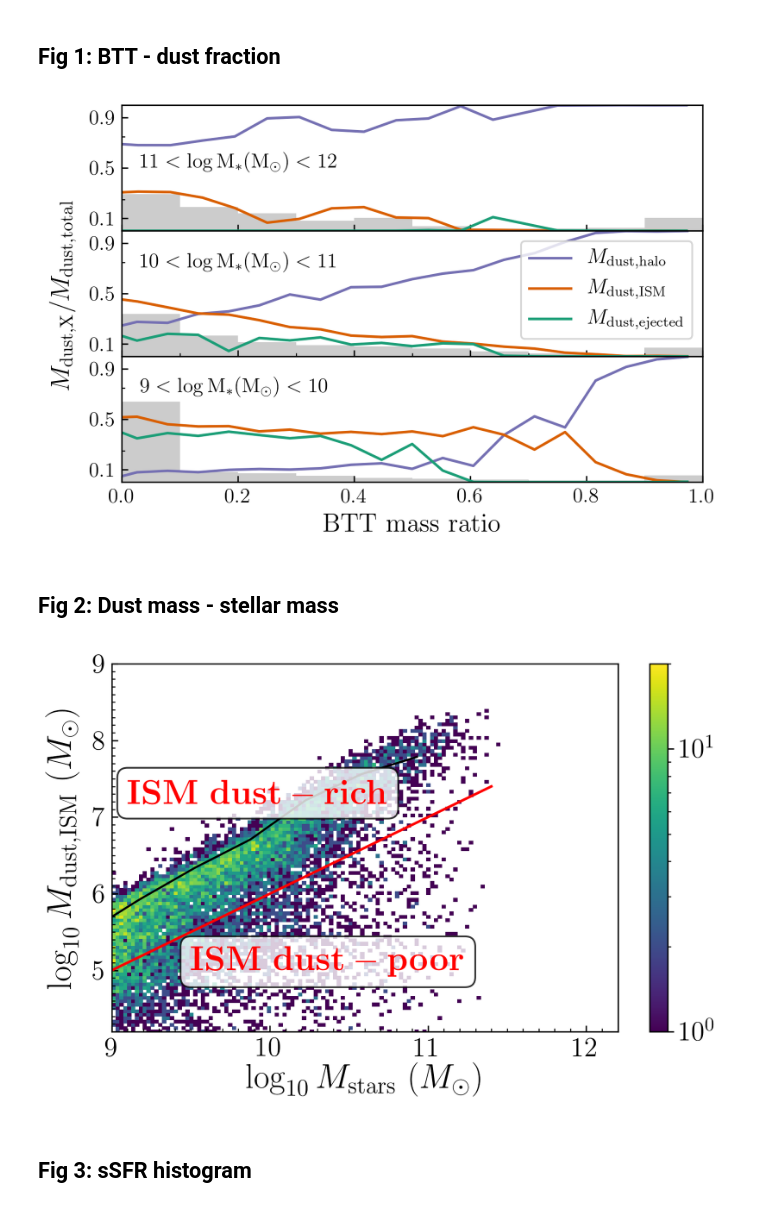
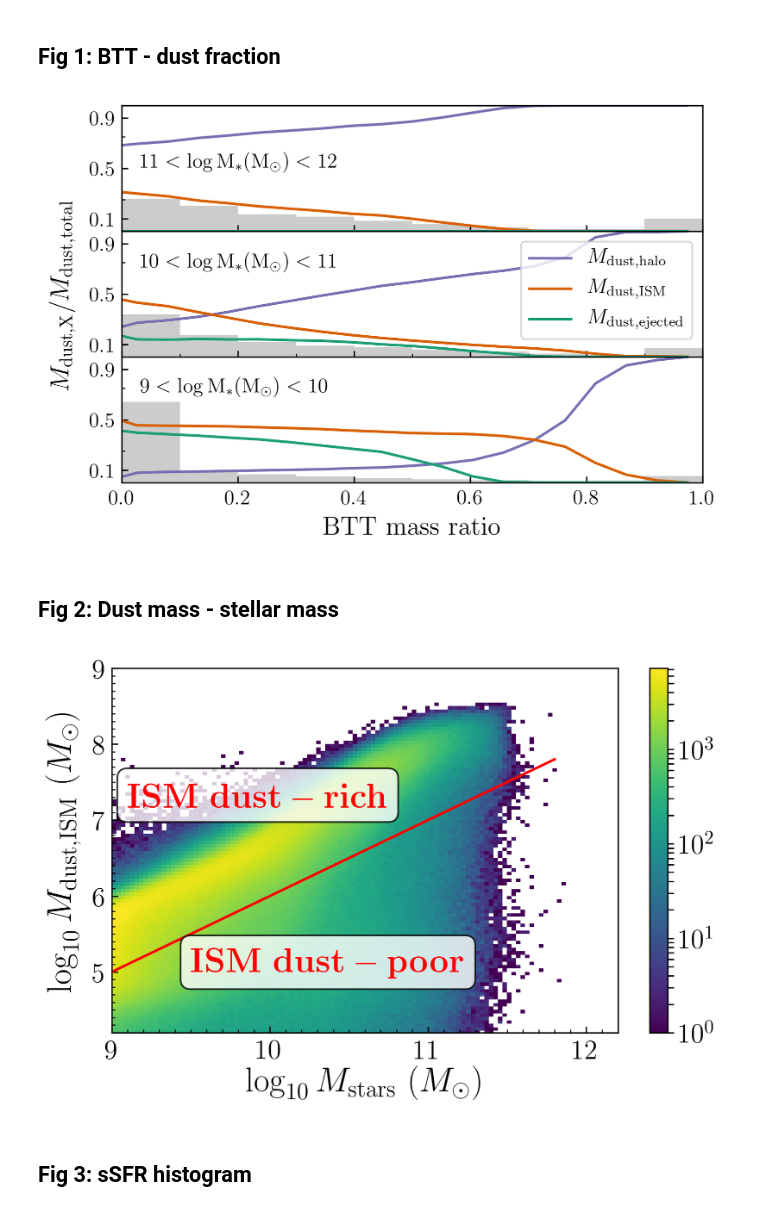
Before and after one commit to darrencroton/sage, a Jupyter notebook: analysis/Paper2_plotting.ipynb, the cells around one changed output. Saved outputs shown, nothing was run; the diff lists cells and outputs as text; code cells hidden in the pictures.

Commit message:
update plotting routine

```diff
--- a/analysis/Paper2_plotting.ipynb
+++ b/analysis/Paper2_plotting.ipynb
@@ -38,7 +38,7 @@ ssfr_MW = np.log10(0.59e-11)
 sSFRcut = -11.0 # Divide quiescent from star forming galaxies
 # %%
-#directory = '../../output/test-bulge3/'
-directory = '../src/auxdata/trees/play2/'
+directory = '../../output/test-bulge3/'
+#directory = '../src/auxdata/trees/play2/'
 #directory1 = '../../output/no-destruct/'
 filename = 'model'
 #redshift = [127.000, 79.998, 50.000, 30.000, 19.916, 18.244, 16.725, 15.343, 14.086, 12.941, 11.897, 10.944, 10.073, 9.278, 8.550, 7.883, 7.272, 6.712, 6.197, 5.724, 5.289, 4.888, 4.520, 4.179, 3.866, 3.576, 3.308, 3.060, 2.831, 2.619, 2.422, 2.239, 2.070, 1.913, 1.766, 1.630, 1.504, 1.386, 1.276, 1.173, 1.078, 0.989, 0.905, 0.828, 0.755, 0.687, 0.624, 0.564, 0.509, 0.457, 0.408, 0.362, 0.320, 0.280, 0.242, 0.208, 0.175, 0.144, 0.116, 0.089, 0.064, 0.041, 0.020, 0.000]
@@ -51,7 +51,7 @@ redshift = [0.000, 1.386, 2.070, 3.060, 4.179, 5.289, 6.197, 7.272] #millennium
 #redshift = [0.000]
 #redshift = [0.000, 1.321, 2.028, 3.037, 4.038, 5.150, 6.022, 7.026] #MDPL
 firstfile = 0
-lastfile = 7
+lastfile = 511
 MaxTreeFiles = lastfile - firstfile + 1
 #print(lbtime)
 # %%
@@ -334,9 +334,9 @@ plt.subplots_adjust(wspace=0, hspace=0)
 fig.text(0.15, 0.3, r'$9 <\log \mathrm{M_*} (\mathrm{M_\odot})<10$')
 fig.text(0.15, 0.55, r'$10 <\log \mathrm{M_*} (\mathrm{M_\odot})<11$')
 fig.text(0.15, 0.75, r'$11 <\log \mathrm{M_*} (\mathrm{M_\odot})<12$')
-plt.savefig('plots/btt-fraction-mass-play2.png')
+plt.savefig('plots/btt-fraction-mass-512files.png')
 # %% [output]
-[figure, old version]
+[figure, new version]
 # %% [markdown]
 ## Fig 2: Dust mass - stellar mass
 # %%
@@ -361,36 +361,36 @@ idx = np.digitize(mass, bins)
 median = [np.percentile(dust[idx==k+1], 50) for k in range(total_bins) if len(dust[idx==k+1]) > 3]
 x = [(bins[k]-delta/2) for k in range(total_bins) if len(dust[idx==k+1]) > 3]
 h = ax1.hist2d(mass, dust, bins=100, norm=LogNorm())
 plt.colorbar(h[3])
-plt.plot(x, median, 'k-', linewidth=1.2)
+#plt.plot(x, median, 'k-', linewidth=1.2)
 
 plt.axis([9, 12.2, 4.2, 9])
 ax1.xaxis.set_minor_locator(plt.MultipleLocator(0.1))
 ax1.yaxis.set_minor_locator(plt.MultipleLocator(0.1))
 ax1.tick_params(axis='both', which='both', direction='in')
 
 plt.yticks([5, 6, 7, 8, 9])
 
 plt.xlabel(r'$\log_{10} M_\mathrm{stars}\ (M_{\odot})$', fontsize=20)
 plt.ylabel(r'$\log_{10} M_\mathrm{dust,ISM}\ (M_{\odot})$', fontsize=20)
 
 #plt.axvspan(np.log10(5.8e10), 11,color='pink', alpha=0.8)
 #plt.axhline(y=7, color='magenta')
 x = np.arange(min(mass), max(mass), 0.2)
 y = x-4
 plt.plot(x, y, '-', c='red')
 
 plt.tight_layout()
 #txt.set_path_effects([PathEffects.withStroke(linewidth=2, foreground='pink')])
 props = dict(boxstyle='round', facecolor='white', alpha=0.8)
 txt = plt.text(9.5, 5, r'$\mathbf{ISM}\ \mathbf{dust-poor}$', color='r', fontsize=20, bbox=props)
 
 txt = plt.text(9.1, 7.2, r'$\mathbf{ISM}\ \mathbf{dust-rich}$', color='r', fontsize=20, bbox=props)
 
 
-plt.savefig('plots/dust-stellarmass-play2.png')
+plt.savefig('plots/dust-stellarmass-512files-dtr.png')
 # %% [output]
-[figure, old version]
+[figure, new version]
 # %% [markdown]
 ## Fig 3: sSFR histogram
 # %%
```
Also changed, not shown: parts of 11 cells of this notebook, 1 other file.
